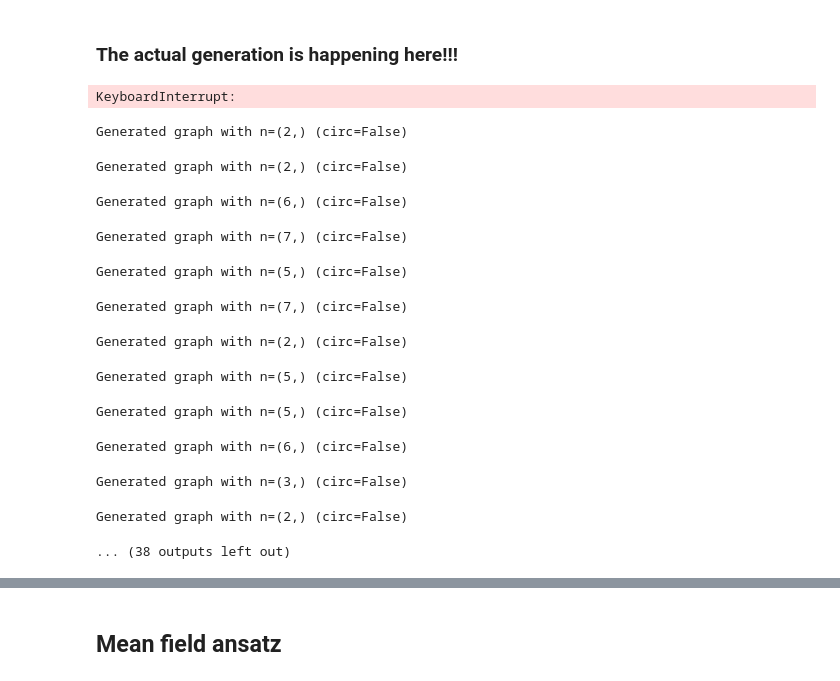
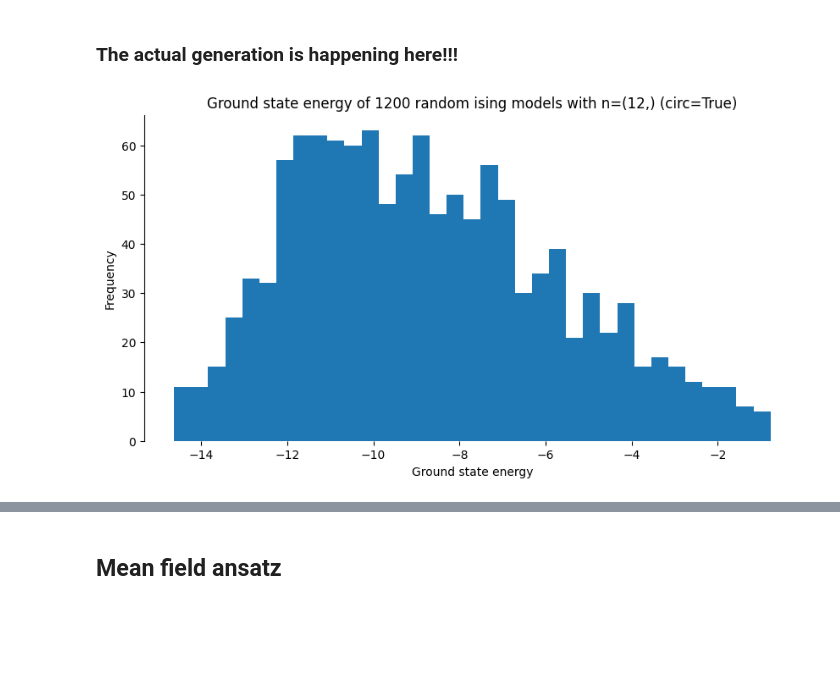
Before and after one commit to gerardPlanella/QGNN, a Jupyter notebook: dataset generation.ipynb, the cells around one changed output, grey strips where cells are left out. Saved outputs shown, nothing was run; the diff lists cells and outputs as text; code cells hidden in the pictures; blank space fills up the shorter version.

Commit message:
dataset generation.ipynb: Some bug fixes

```diff
--- a/dataset generation.ipynb
+++ b/dataset generation.ipynb
@@ -543,15 +636,15 @@ def random_ising_own_like_nk(N: int, graph: nk.graph.Graph):
 # %%
-graph = nk.graph.Grid((2,3), pbc=True)
+graph = nk.graph.Grid((2,4), pbc=True)  # for dense
 J = np.random.uniform(-1, 1)
 h = np.random.uniform(-1, 1)
 
 # check if the Hilbert space dimension is too large (happens too easily)
 H_dim = 2**(graph.n_nodes)
-mem_required = H_dim**2 *4
+mem_required = H_dim**2 *8*2  # 8 bytes per float, 2 matrices
 if mem_required > psutil.virtual_memory().available:
-    raise ValueError(f"Warning: Large Hilbert space dimension {H_dim}! This would blow up your memory ({duh(mem_required)} bytes required)!")
-elif H_dim > 2**11:
-    print(f"Warning: Large Hilbert space dimension {H_dim}! This may take a while ({duh(mem_required)} bytes required)!")
+    raise ValueError(f"Warning: Large Hilbert space dimension {H_dim}! This would blow up your memory ({duh(mem_required)} required)!")
+elif H_dim > 2**12:
+    print(f"Warning: Large Hilbert space dimension {H_dim}! This may take a while ({duh(mem_required)} RAM required)!")
 
 # netket version of the Ising model
 ising_nk = nk.operator.Ising(
@@ -652,57 +745,43 @@ def generate_dataset(hamiltonians, data_path=None):
 # %%
 clear_output()
 n = (12,) # System size
           # Timing for exact diagonalization (on M1 chip)
           # (8,) => 34000 / min, (12,) => 1500 / min, (16,) => 100 / min, (20,) => 4 / min
           # (2,4) => 36000 /min, (3,3) => 8000 / min, (3,4) => 1500 / min, (4,4) => 100 / min, (4,5) => 6 / min
           # (2,2,2) => 40000 / min, (2,2,3) => 1500 / min, (2,3,3) => 30 / min
-circular = False # Whether to use periodic boundaries
-N = 10000          # Number of samples to generate
+circular = True # Whether to use periodic boundaries
+N = 100   # Number of samples to generate
 
 # Generate
 graph = nk.graph.Grid(n, pbc=circular)
-data = generate_dataset(random_ising_nk(N, graph), data_path=f'data/nk_{N}_{n}_{circular}')
+data = generate_dataset(random_ising_nk(N, graph), data_path=f'data/nk_{n}_{circular}')
 
 # Plot
 _ = hist(data['energy'], xlabel="Ground state energy", title=f"Ground state energy of {len(data)} random ising models with n={n} (circ={circular})")
 # %% [output]
-KeyboardInterrupt:
+[figure, added]
 # %%
-# Complex dataset generation
-circular = False # Whether to use periodic boundaries
-# Create dataset with random system sizes of random dimensions (n,), (n,m), (n,m,o). Set ratio of dimensions with array dim_ratios and make dataset of size N.
-dim_ratios = [0.55, 0.4, 0.05]
-max_vals = [8, 5, 4]
-# rations = [(n,), (n,m), (n,m,o)] where n,m,o are random integers between 2 and 8
-assert sum(dim_ratios) == 1
-N = 50
-# Generate
-data = []
-for num_dims, ratio in enumerate(dim_ratios, start=1):
-    _N = int(N * ratio)
-    for _ in range(_N):
-        n = tuple(np.random.randint(2, max_vals[num_dims - 1], size=num_dims))
-        graph = nk.graph.Grid(n, pbc=circular)
-        data.append(generate_dataset(random_ising_nk(1, graph)))
-        print(f"Generated graph with n={n} (circ={circular})")
+# # Complex dataset generation
+# circular = True # Whether to use periodic boundaries
+# # Create dataset with random system sizes of random dimensions (n,), (n,m), (n,m,o). Set ratio of dimensions with array dim_ratios and make dataset of size N.
+# dim_ratios = [0.55, 0.4, 0.05]
+# max_vals = [8, 5, 4]
+# # rations = [(n,), (n,m), (n,m,o)] where n,m,o are random integers between 2 and 8
+# assert sum(dim_ratios) == 1
+# N = 50
+# # Generate
+# data = []
+# for num_dims, ratio in enumerate(dim_ratios, start=1):
+#     _N = int(N * ratio)
+#     for _ in range(_N):
+#         n = tuple(np.random.randint(2, max_vals[num_dims - 1], size=num_dims))
+#         graph = nk.graph.Grid(n, pbc=circular)
+#         data.append(generate_dataset(random_ising_nk(1, graph)))
+#         print(f"Generated graph with n={n} (circ={circular})")
 
-#Save Data
-data = np.concatenate(data)
-np.save(f'data/nk_{N}_{dim_ratios}_{circular}', data)
+# #Save Data
+# data = np.concatenate(data)
+# np.save(f'data/nk_{N}_{dim_ratios}_{circular}', data)
 
-# Plot
-#_ = hist(data['energy'], xlabel="Ground state energy", title=f"Ground state energy of {len(data)} random ising models with n={n} (circ={circular})")
+# # Plot
+# #_ = hist(data['energy'], xlabel="Ground state energy", title=f"Ground state energy of {len(data)} random ising models with n={n} (circ={circular})")
-# %% [output]
-Generated graph with n=(2,) (circ=False)
-Generated graph with n=(2,) (circ=False)
-Generated graph with n=(6,) (circ=False)
-Generated graph with n=(7,) (circ=False)
-Generated graph with n=(5,) (circ=False)
-Generated graph with n=(7,) (circ=False)
-Generated graph with n=(2,) (circ=False)
-Generated graph with n=(5,) (circ=False)
-Generated graph with n=(5,) (circ=False)
-Generated graph with n=(6,) (circ=False)
-Generated graph with n=(3,) (circ=False)
-Generated graph with n=(2,) (circ=False)
-... (38 outputs left out)
```
Also changed, not shown: parts of 12 cells of this notebook.
